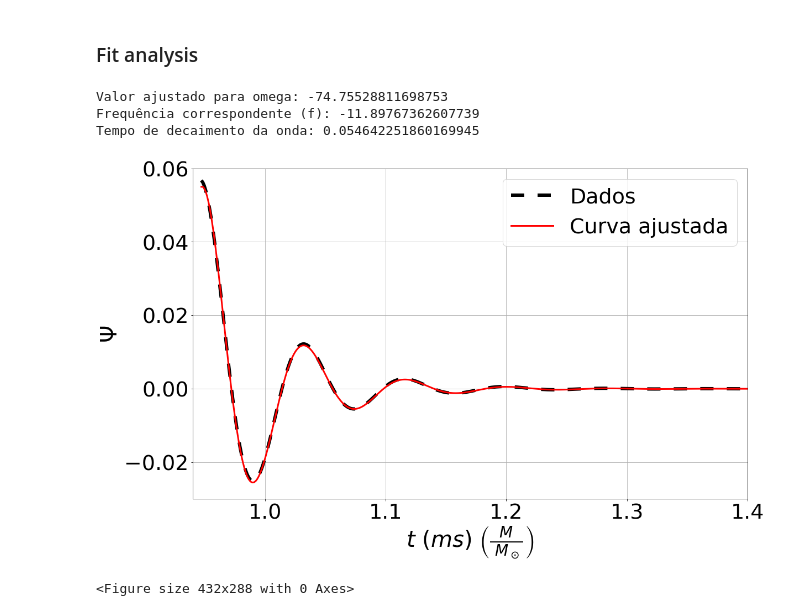
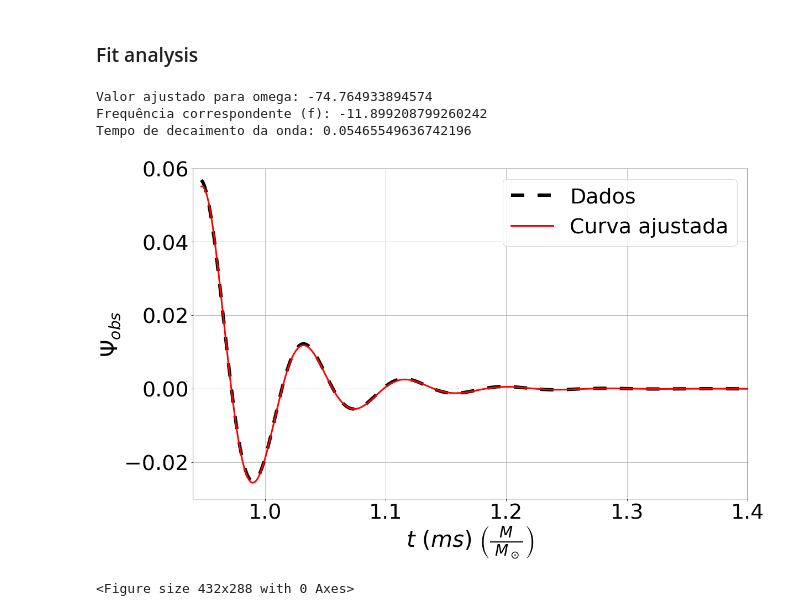
Before and after one commit to RG-UFF/Perturbations, a Jupyter notebook: Python/BN-DomTemp.ipynb, the cells around one changed output. Cells and saved outputs as stored; diff of their text form; code cells hidden in the pictures.

```diff
--- a/Python/BN-DomTemp.ipynb
+++ b/Python/BN-DomTemp.ipynb
@@ -296,15 +293,0 @@ plt.grid()
-# %%
-%matplotlib inline
-
-r = []
-
-plt.figure(figsize = (20, 12))
-plt.plot(rt, ZP2, color="b", label='Potencial de Zerilli')
-plt.plot(rt, RWP2, color="r", ls='--',label='Potencial de Regge-Wheeler')
-plt.plot(rt, ZP3, color="b")
-plt.plot(rt, RWP3, color="r", ls='--')
-plt.xlabel(r"$\bar{r}_*$", fontsize=45)
-plt.xlim(-25, 50)
-plt.tick_params(axis='both', labelsize=30)
-plt.legend(fontsize=30)
-plt.grid()
@@ -391,37 +372,37 @@ jf = 1250
 Psi = np.array(RWobs[jin:jf])
 
 ti = t2[jin]*1000/(LightC**3/(NewtonG*MSun))
 tf = t2[jf]*1000/(LightC**3/(NewtonG*MSun))
 
 t = np.linspace(ti,tf,len(Psi))
 
 fit_params, fit_covariance = curve_fit(wave_function, t, Psi)
 
 A_fit, beta_fit, omega_fit, delta_fit = fit_params
 
 f = omega_fit / (2 * np.pi)
 
 t_bar = np.linspace(t2[jin],t2[jf],len(Psi))
 
 print("Valor ajustado para omega:", omega_fit)
 print("Frequência correspondente (f):", f)
 print("Tempo de decaimento da onda:", 1/beta_fit)
 fig = plt.figure(figsize=(18,11))
 plt.plot(t, Psi ,color='Black',label='Dados',dashes=linha_pontilhada, linewidth=6)
 plt.plot(t, wave_function(t, *fit_params), 'r',label='Curva ajustada', linewidth=3)
 plt.xlabel(r"$t \ (ms) \ \left(\frac{M}{\ M_\odot}\right) $", fontsize=40)
-plt.ylabel(r"$\Psi$", fontsize=40)
+plt.ylabel(r"$\Psi_{obs}$", fontsize=40)
 plt.tick_params(axis='both', labelsize=38)
 plt.grid()
 plt.xlim(0.94,1.4)
 plt.ylim(-0.03,0.06)
 plt.legend(fontsize=38)
 plt.show()
 
-#plt.savefig("fitcurv.pdf")
+#plt.savefig("fitcurv.pdf",bbox_inches='tight')
 # %% [output]
-Valor ajustado para omega: -74.75528811698753
-Frequência correspondente (f): -11.89767362607739
-Tempo de decaimento da onda: 0.054642251860169945
+Valor ajustado para omega: -74.764933894574
+Frequência correspondente (f): -11.899208799260242
+Tempo de decaimento da onda: 0.05465549636742196
-[figure, old version]
+[figure, new version]
 <Figure size 432x288 with 0 Axes>
```
Also changed, not shown: parts of 6 cells of this notebook.
